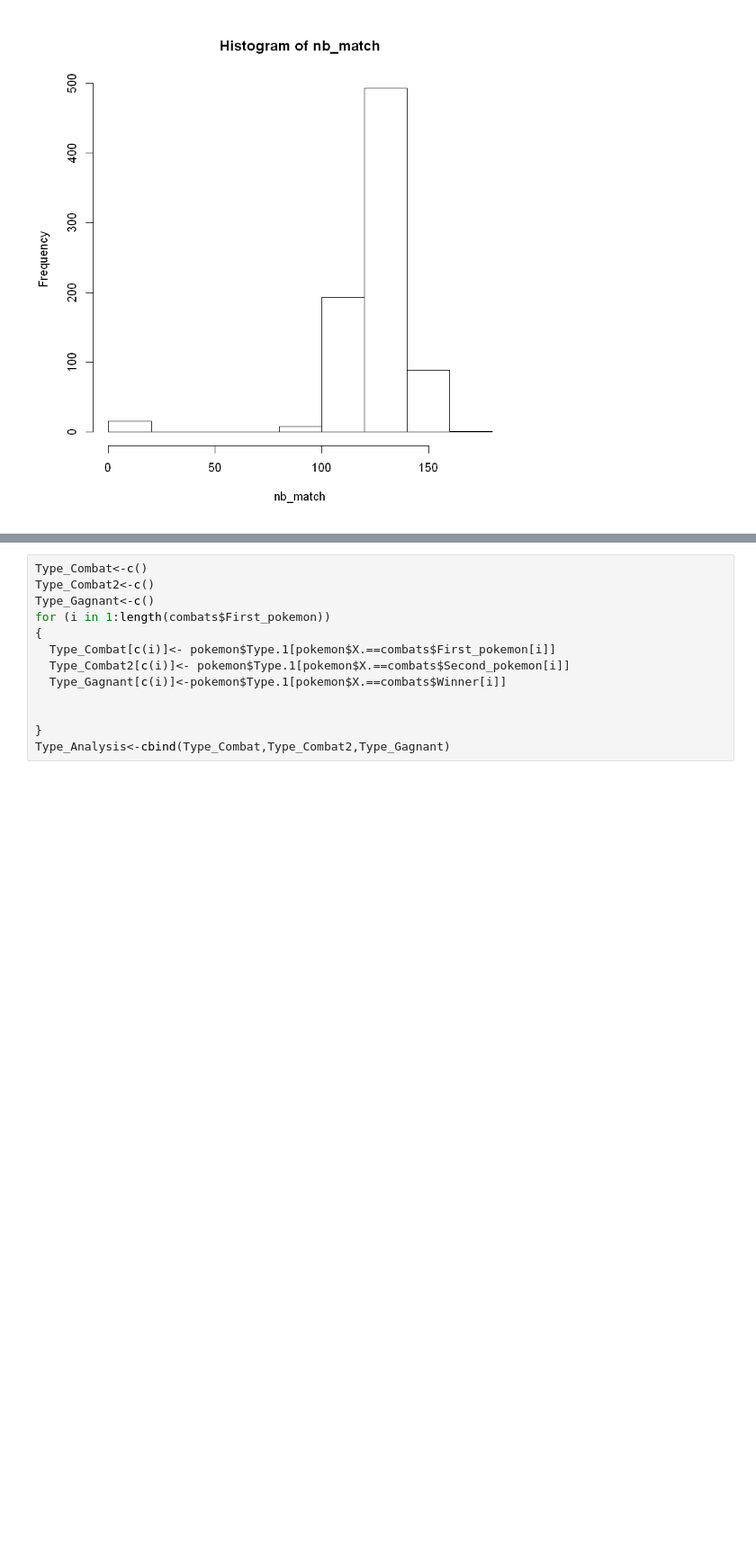
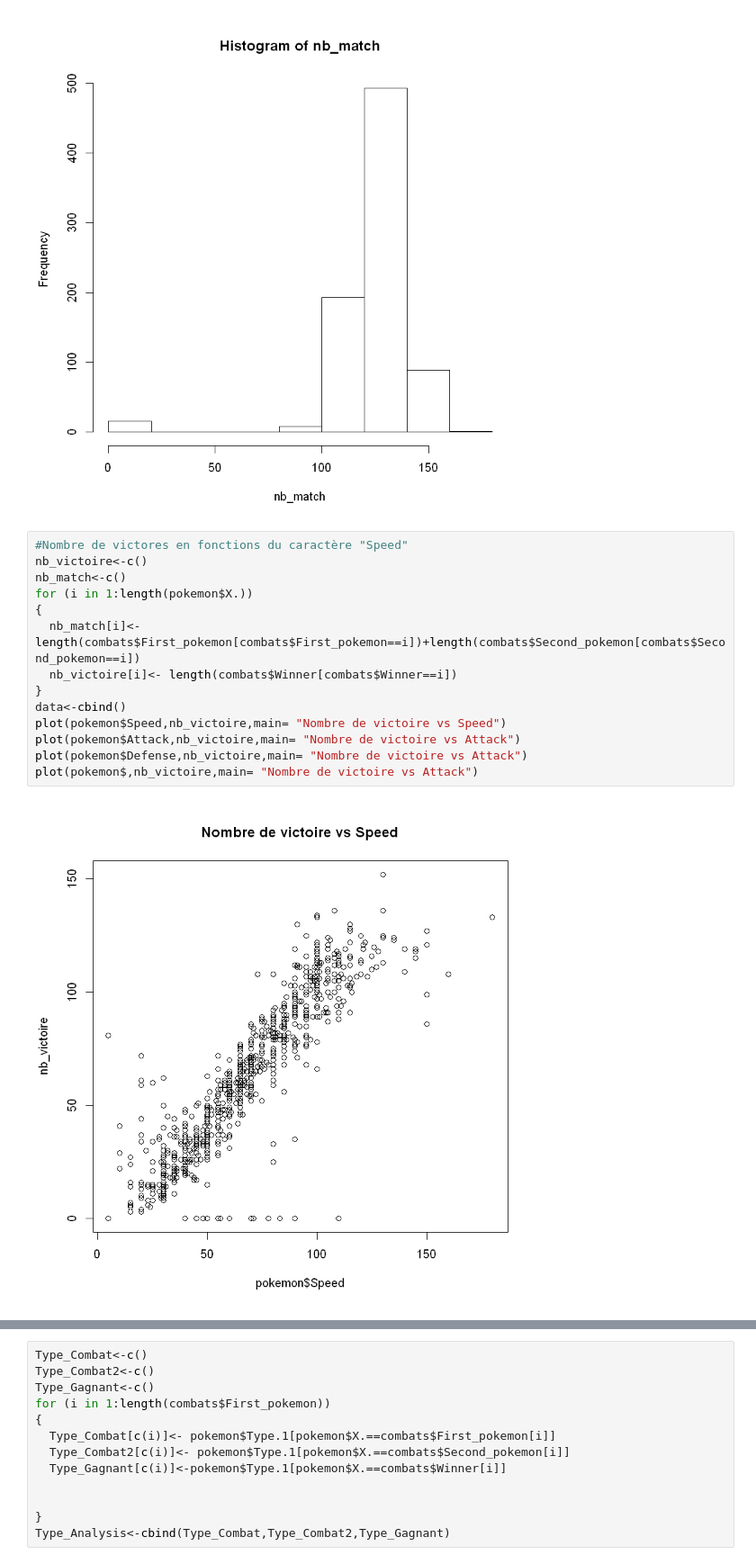
Before and after one commit to wahtique/sy09_p19_project, a Jupyter notebook: notebooks/Rapport1_Mehdi.ipynb, the cells around one changed output, grey strips where cells are left out. Shown at 90% size. Saved outputs shown, nothing was run; the diff lists cells and outputs as text; blank space fills up the shorter version.

```diff
--- a/notebooks/Rapport1_Mehdi.ipynb
+++ b/notebooks/Rapport1_Mehdi.ipynb
@@ -127,3 +130,19 @@ plot(pokemon$HP,nb_victoire,col=as.factor(pokemon$Legendary))
 hist(nb_match)
 # %% [output]
 [figure]
+# %%
+#Nombre de victores en fonctions du caractère "Speed"
+nb_victoire<-c()
+nb_match<-c()
+for (i in 1:length(pokemon$X.))
+{
+  nb_match[i]<-length(combats$First_pokemon[combats$First_pokemon==i])+length(combats$Second_pokemon[combats$Second_pokemon==i])
+  nb_victoire[i]<- length(combats$Winner[combats$Winner==i])
+}
+data<-cbind()
+plot(pokemon$Speed,nb_victoire,main= "Nombre de victoire vs Speed")
+plot(pokemon$Attack,nb_victoire,main= "Nombre de victoire vs Attack")
+plot(pokemon$Defense,nb_victoire,main= "Nombre de victoire vs Attack")
+plot(pokemon$,nb_victoire,main= "Nombre de victoire vs Attack")
+# %% [output]
+[figure, added]
```
Also changed, not shown: parts of 5 cells of this notebook, 10 other files.
